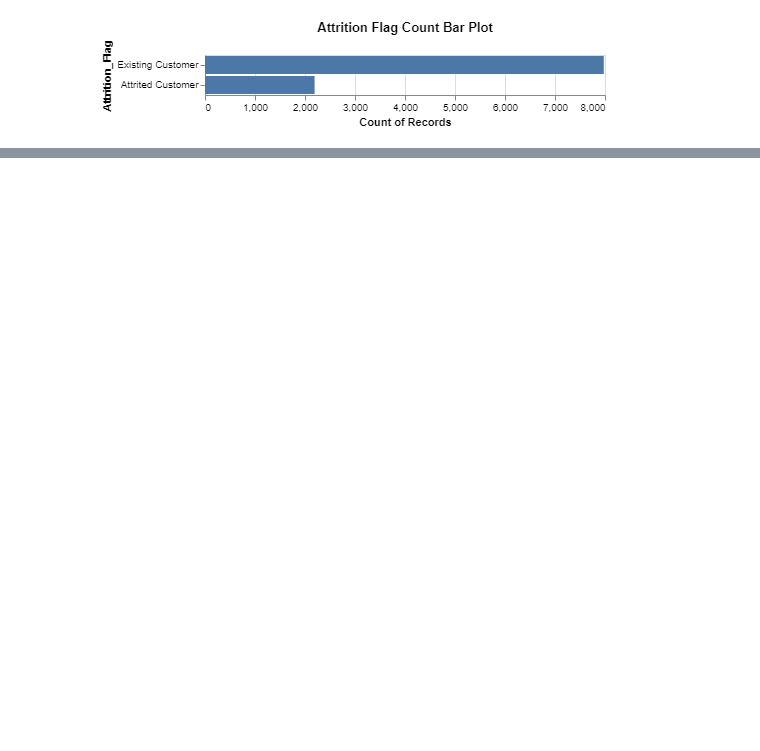
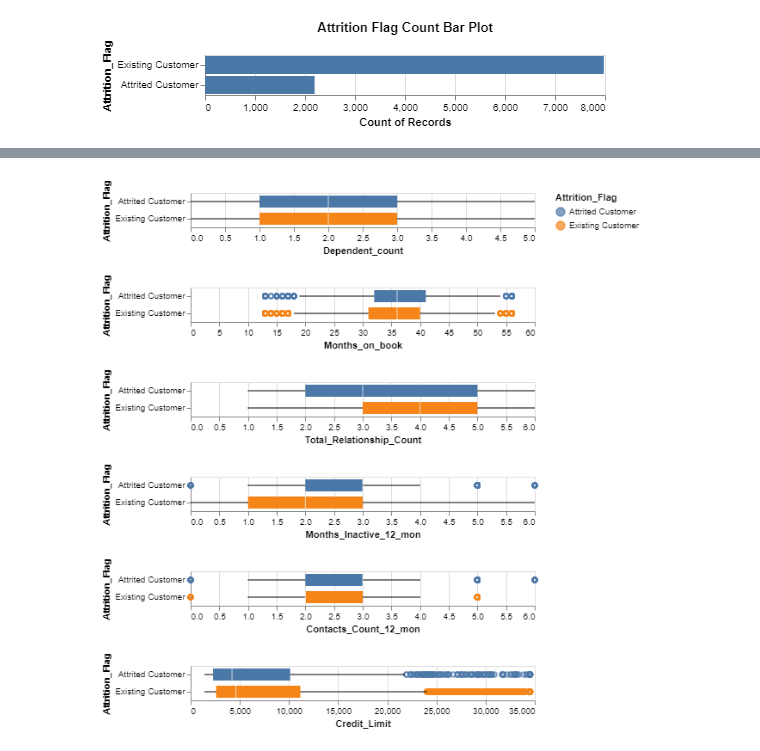
Before and after one commit to Jayathilaga/BOLT_UBC_Team_26, a Jupyter notebook: caesar_EDA.ipynb, the cells around one changed output, grey strips where cells are left out. Drawn from its saved outputs; the diff is of its cells as text; code cells hidden in the pictures; blank space fills up the shorter version.

```diff
--- a/caesar_EDA.ipynb
+++ b/caesar_EDA.ipynb
@@ -55,0 +98,18 @@ target_bar
+# %%
+boxplot_col = ['Dependent_count',
+                'Months_on_book',
+                'Total_Relationship_Count',
+                'Months_Inactive_12_mon' ,
+                'Contacts_Count_12_mon',
+                'Credit_Limit']
+
+boxplot = alt.Chart(df).mark_boxplot().encode(
+    x=alt.X(alt.repeat(), type='quantitative'),
+    y='Attrition_Flag',
+    color='Attrition_Flag'
+).repeat(repeat=boxplot_col, columns=1)
+
+
+boxplot
+# %% [output]
+[figure, added]
```
Also changed, not shown: parts of 3 cells of this notebook.
